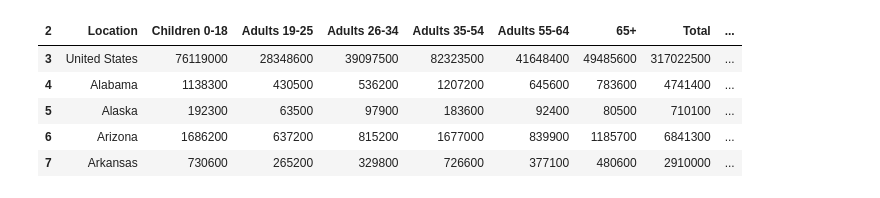
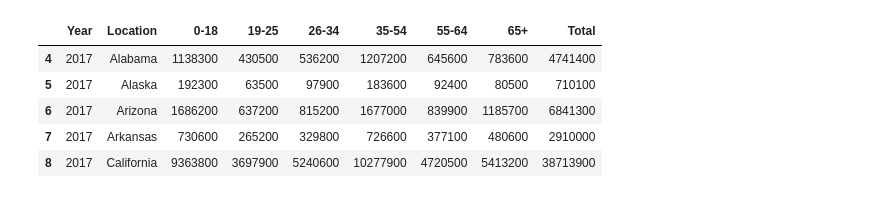
Before and after one commit to KFerr22/ETL_Project_1, a Jupyter notebook: pandas_etl.ipynb, the cells around one changed output. Saved outputs shown, nothing was run; the diff lists cells and outputs as text; code cells hidden in the pictures.

```diff
--- a/pandas_etl.ipynb
+++ b/pandas_etl.ipynb
@@ -86,17 +95,30 @@ pop_2018_df.head()
-# %%
-csv_file = "Resources/Population_data_2017.csv"
-filedate=2017
-pop_2017_df = pd.read_csv(csv_file, header=None);
-pop_2017_df[8]=filedate
-pop_2017_df = pop_2017_df.iloc[2:,:]
-new_header = pop_2017_df.iloc[0]
-pop_2017_df = pop_2017_df[1:]
-pop_2017_df.columns= new_header
-pop_2017_df.head()
-# %% [output]
-| 2 | Location | Children 0-18 | Adults 19-25 | Adults 26-34 | Adults 35-54 | Adults 55-64 | 65+ | Total | ... |
-| 3 | United States | 76119000 | 28348600 | 39097500 | 82323500 | 41648400 | 49485600 | 317022500 | ... |
-| 4 | Alabama | 1138300 | 430500 | 536200 | 1207200 | 645600 | 783600 | 4741400 | ... |
-| 5 | Alaska | 192300 | 63500 | 97900 | 183600 | 92400 | 80500 | 710100 | ... |
-| 6 | Arizona | 1686200 | 637200 | 815200 | 1677000 | 839900 | 1185700 | 6841300 | ... |
-| 7 | Arkansas | 730600 | 265200 | 329800 | 726600 | 377100 | 480600 | 2910000 | ... |
+# %%
+# Read CSV file
+csv_file = "Resources/Population_data_2017.csv"
+pop_2017_df = pd.read_csv(csv_file, header=None);
+
+# Remove first 2 rows and make 3rd row header
+pop_2017_df = pop_2017_df.iloc[2:,:]
+new_header = pop_2017_df.iloc[0]
+pop_2017_df = pop_2017_df[1:]
+pop_2017_df.columns= new_header
+
+# Remove totals row
+pop_2017_df = pop_2017_df.iloc[1:,:]
+
+# New column for year of data
+filedate=2017
+pop_2017_df[8]=filedate
+
+# Rename and sort columns
+pop_2017_df.columns =["Location","0-18","19-25","26-34","35-54","55-64","65+","Total","Year"]
+pop_2017_df= pop_2017_df[["Year","Location","0-18","19-25","26-34","35-54","55-64","65+","Total"]]
+
+pop_2017_df.head()
+# %% [output]
+|  | Year | Location | 0-18 | 19-25 | 26-34 | 35-54 | 55-64 | 65+ | Total |
+| 4 | 2017 | Alabama | 1138300 | 430500 | 536200 | 1207200 | 645600 | 783600 | 4741400 |
+| 5 | 2017 | Alaska | 192300 | 63500 | 97900 | 183600 | 92400 | 80500 | 710100 |
+| 6 | 2017 | Arizona | 1686200 | 637200 | 815200 | 1677000 | 839900 | 1185700 | 6841300 |
+| 7 | 2017 | Arkansas | 730600 | 265200 | 329800 | 726600 | 377100 | 480600 | 2910000 |
+| 8 | 2017 | California | 9363800 | 3697900 | 5240600 | 10277900 | 4720500 | 5413200 | 38713900 |
```
Also changed, not shown: parts of 26 cells of this notebook, 14 other files.
